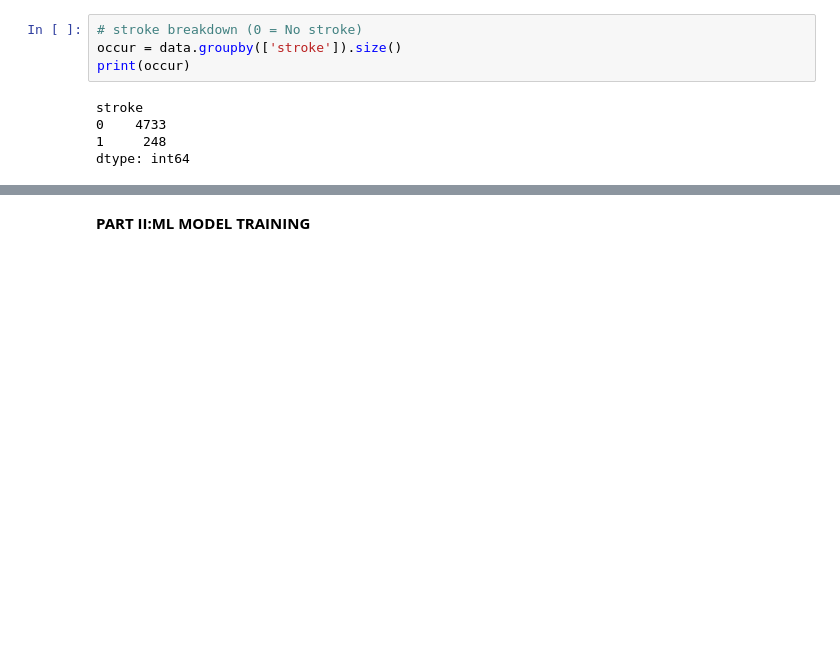
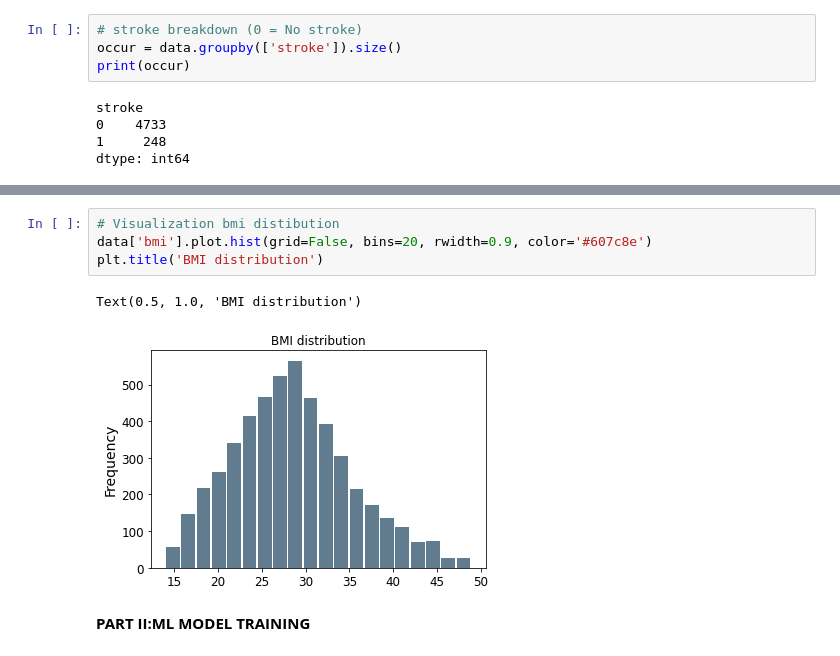
Before and after one commit to ecccrs/Final-Project, a Jupyter notebook: FinalProject.ipynb, the cells around one changed output, grey strips where cells are left out. Saved outputs shown, nothing was run; the diff lists cells and outputs as text; blank space fills up the shorter version.

```diff
--- a/FinalProject.ipynb
+++ b/FinalProject.ipynb
@@ -246,3 +246,10 @@ Text(0.5, 1.0, 'Age distribution')
+# %%
+# Visualization bmi distibution
+data['bmi'].plot.hist(grid=False, bins=20, rwidth=0.9, color='#607c8e')
+plt.title('BMI distribution')
+# %% [output]
+Text(0.5, 1.0, 'BMI distribution')
+[figure, added]
 # %% [markdown]
 **PART II:ML MODEL TRAINING**
 # %%
```
Also changed, not shown: parts of 11 cells of this notebook.
